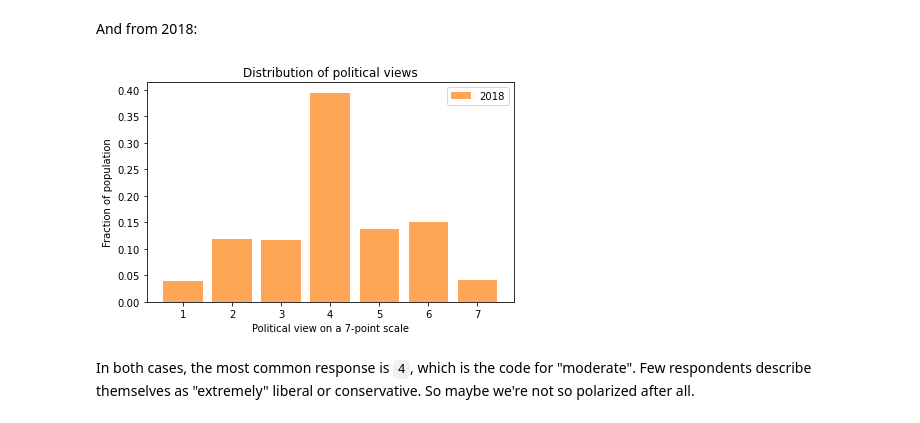
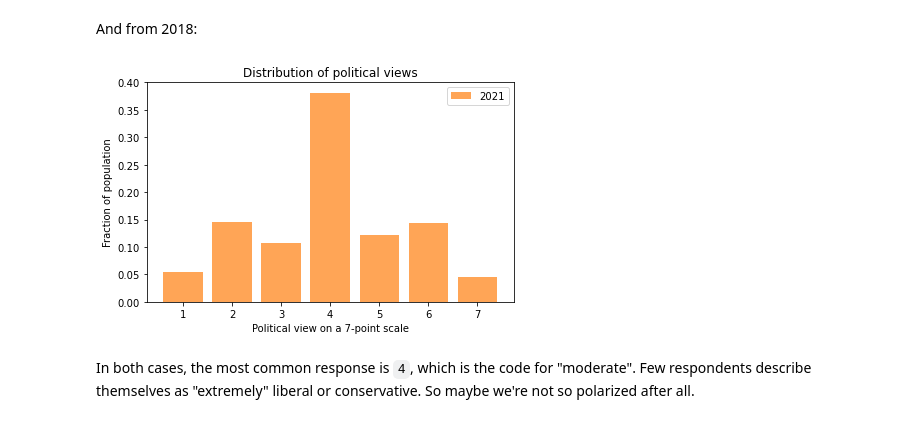
Before and after one commit to AllenDowney/PoliticalAlignmentCaseStudy, a Jupyter notebook: 02_polviews_soln.ipynb, the cells around one changed output. Drawn from its saved outputs; the diff is of its cells as text; code cells hidden in the pictures.

```diff
--- a/02_polviews_soln.ipynb
+++ b/02_polviews_soln.ipynb
@@ -64,7 +64,7 @@ download('https://github.com/AllenDowney/PoliticalAlignmentCaseStudy/' +
 # %% [markdown]
 I've created an HDF file that contains three `DataFrame` objects with resampled GSS data.  We'll work with the first resampling, `gss0`, to get started.
 # %%
-datafile = 'gss_eda.3.hdf5'
+datafile = 'gss_eds.3.hdf5'
 gss = pd.read_hdf(datafile, 'gss0')
 gss.shape
 # %% [output]
@@ -144,0 +132,4 @@ Name: polviews, dtype: int64
+# %%
+year21 = (gss['year'] == 2021)
+polviews21 = polviews[year21]
+values(polviews21)
@@ -186,14 +186,14 @@ decorate(xlabel='Political view on a 7-point scale',
 # %% [markdown]
 And from 2018:
 # %%
-pmf18 = Pmf.from_seq(polviews18)
-pmf18.bar(label='2018', color='C1', alpha=0.7)
+pmf21 = Pmf.from_seq(polviews21)
+pmf21.bar(label='2021', color='C1', alpha=0.7)
 
 decorate(xlabel='Political view on a 7-point scale',
          ylabel='Fraction of population',
          title='Distribution of political views')
 # %% [output]
-[figure, old version]
+[figure, new version]
 # %% [markdown]
 In both cases, the most common response is `4`, which is the code for "moderate".  Few respondents describe themselves as "extremely" liberal or conservative.
 So maybe we're not so polarized after all.
```
Also changed, not shown: parts of 17 cells of this notebook.
